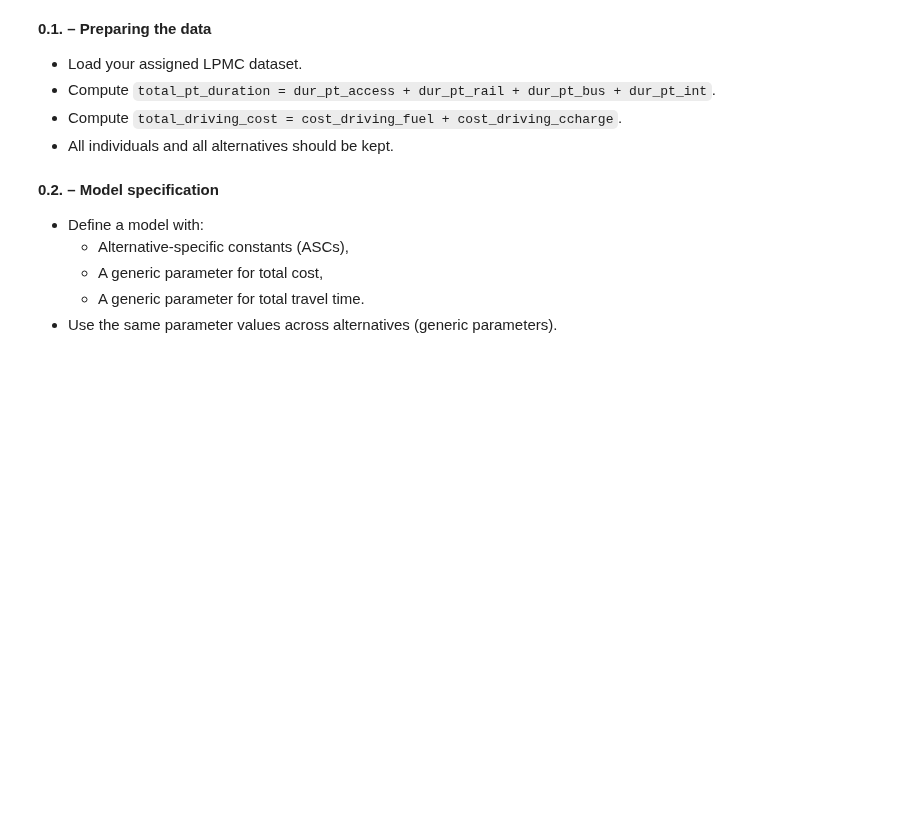
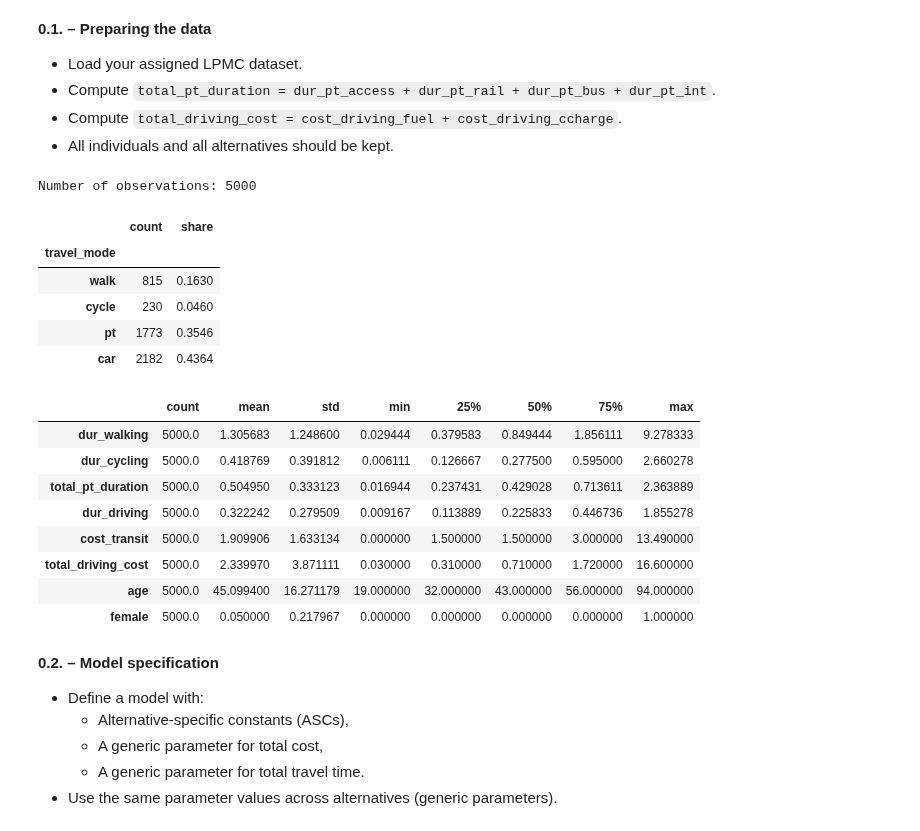
Before and after one commit to PabloSarro/london-mode-choice, a Jupyter notebook: src/assignment.ipynb, the cells around one changed output. Drawn from its saved outputs; the diff is of its cells as text; code cells hidden in the pictures; blank space fills up the shorter version.

```diff
--- a/src/assignment.ipynb
+++ b/src/assignment.ipynb
@@ -57,15 +66,38 @@ Calculate the total public transport duration as the sum of `dur_pt_access`, `du
 - Compute `total_driving_cost = cost_driving_fuel + cost_driving_ccharge`.
 - All individuals and all alternatives should be kept.
 # %%
-# Load your assigned data file. Replace the placeholder with its filename.
-df = pd.read_table('your_assigned_file.dat')
+# Load the assigned data file (group 09). The data folder is only read, never modified.
+df = pd.read_table('../data/lpmc09.dat')
 
 # Create the two aggregate attributes requested in the question.
-df['total_pt_duration'] = ...
-df['total_driving_cost'] = ...
+df['total_pt_duration'] = df['dur_pt_access'] + df['dur_pt_rail'] + df['dur_pt_bus'] + df['dur_pt_int']
+df['total_driving_cost'] = df['cost_driving_fuel'] + df['cost_driving_ccharge']
 
 # Create a Biogeme database from your dataframe.
-database = db.Database('your_database_name', df)
+database = db.Database('lpmc09', df)
+
+print(f'Number of observations: {len(df)}')
+display(df['travel_mode'].value_counts().sort_index().rename({1: 'walk', 2: 'cycle', 3: 'pt', 4: 'car'})
+        .to_frame('count').assign(share=lambda x: x['count'] / x['count'].sum()))
+display(df[['dur_walking', 'dur_cycling', 'total_pt_duration', 'dur_driving',
+            'cost_transit', 'total_driving_cost', 'age', 'female']].describe().T)
+# %% [output]
+Number of observations: 5000
+|  | count | share |
+| travel_mode |  |  |
+| walk | 815 | 0.1630 |
+| cycle | 230 | 0.0460 |
+| pt | 1773 | 0.3546 |
+| car | 2182 | 0.4364 |
+|  | count | mean | std | min | 25% | 50% | 75% | max |
+| dur_walking | 5000.0 | 1.305683 | 1.248600 | 0.029444 | 0.379583 | 0.849444 | 1.856111 | 9.278333 |
+| dur_cycling | 5000.0 | 0.418769 | 0.391812 | 0.006111 | 0.126667 | 0.277500 | 0.595000 | 2.660278 |
+| total_pt_duration | 5000.0 | 0.504950 | 0.333123 | 0.016944 | 0.237431 | 0.429028 | 0.713611 | 2.363889 |
+| dur_driving | 5000.0 | 0.322242 | 0.279509 | 0.009167 | 0.113889 | 0.225833 | 0.446736 | 1.855278 |
+| cost_transit | 5000.0 | 1.909906 | 1.633134 | 0.000000 | 1.500000 | 1.500000 | 3.000000 | 13.490000 |
+| total_driving_cost | 5000.0 | 2.339970 | 3.871111 | 0.030000 | 0.310000 | 0.710000 | 1.720000 | 16.600000 |
+| age | 5000.0 | 45.099400 | 16.271179 | 19.000000 | 32.000000 | 43.000000 | 56.000000 | 94.000000 |
+| female | 5000.0 | 0.050000 | 0.217967 | 0.000000 | 0.000000 | 0.000000 | 0.000000 | 1.000000 |
 # %% [markdown]
 **0.2. – Model specification**
 - Define a model with:
```
Also changed, not shown: parts of 26 cells of this notebook, 13 other files.
